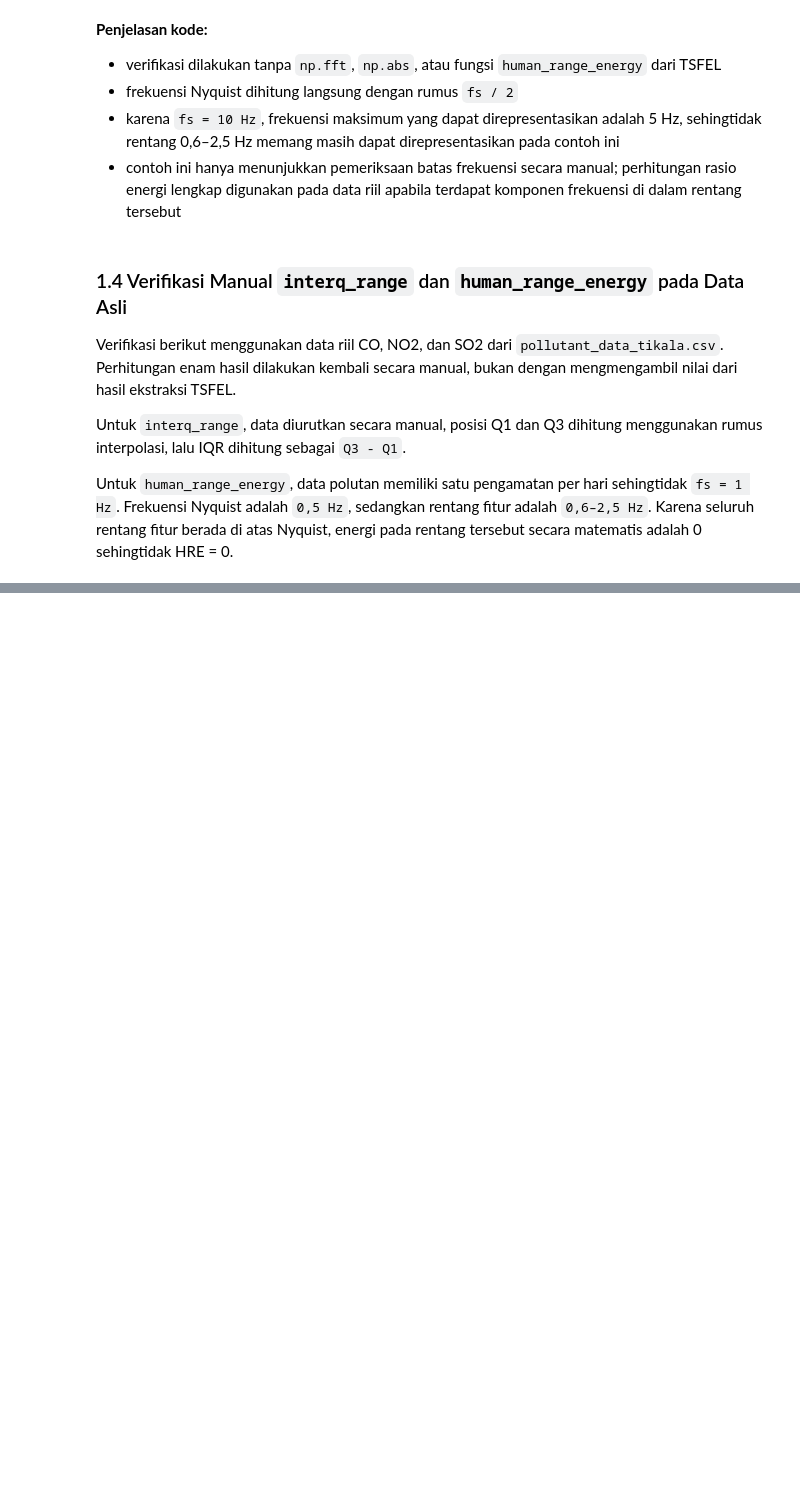
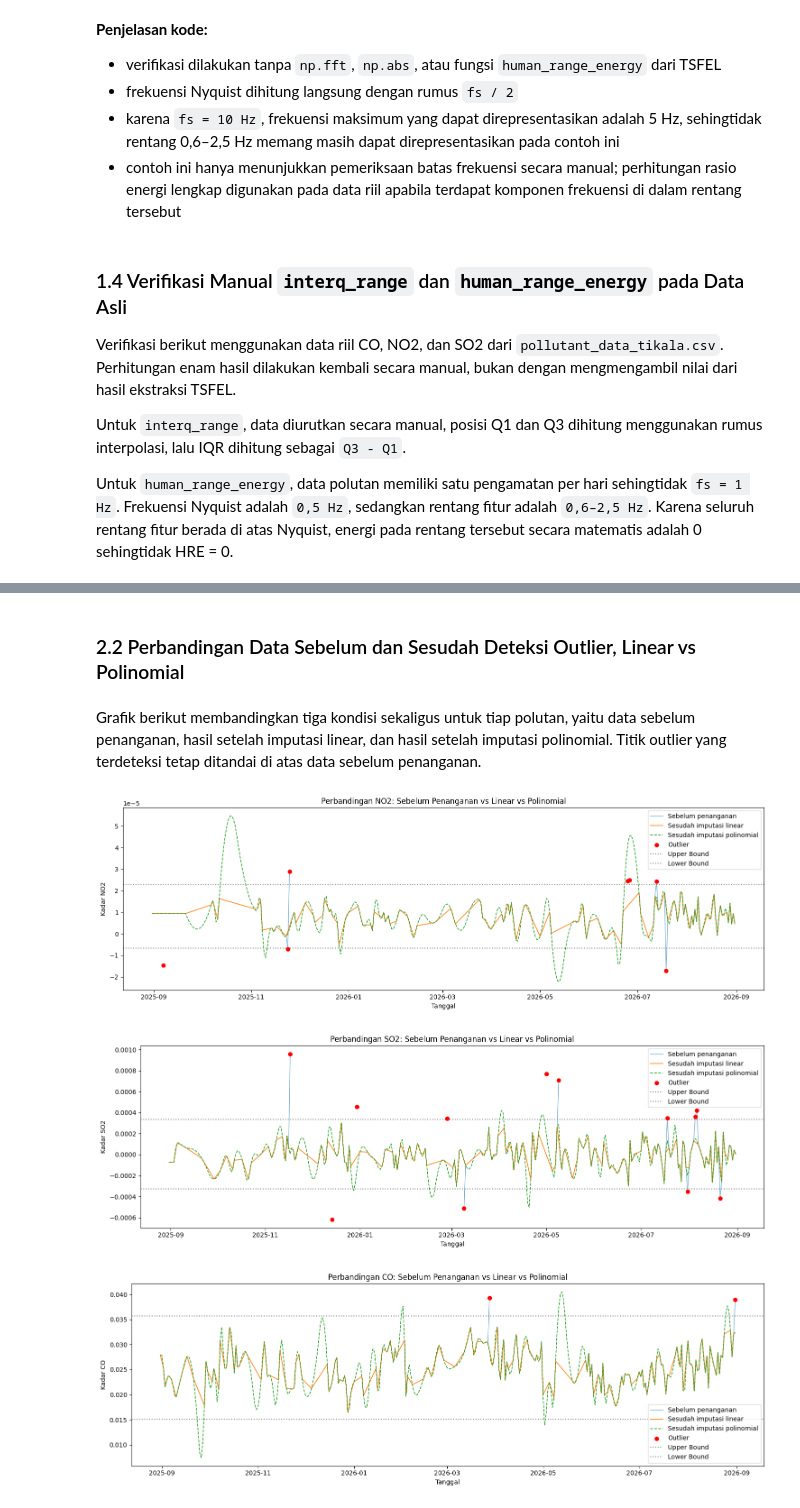
Before and after one commit to ainitendean/PSD, a Jupyter notebook: _sources/Ekstraksi_Fitur_TSFEL_Tikala.ipynb, the cells around one changed output, grey strips where cells are left out. Saved outputs shown, nothing was run; the diff lists cells and outputs as text; code cells hidden in the pictures; blank space fills up the shorter version.

```diff
--- a/_sources/Ekstraksi_Fitur_TSFEL_Tikala.ipynb
+++ b/_sources/Ekstraksi_Fitur_TSFEL_Tikala.ipynb
@@ -938,14 +651,0 @@ Menampilkan seluruh 68 nilai fitur untuk tiap polutan dalam satu grafik garis, a
-# %%
-fig, axes = plt.subplots(3, 1, figsize=(16, 12))
-
-for ax, (pol, data) in zip(axes, data_polutan.items()):
-    nilai_fitur = data.iloc[0].values
-    nama_fitur = data.columns
-    ax.plot(nama_fitur, nilai_fitur, marker="o", markersize=3, color="tab:blue")
-    ax.set_title(f"68 Fitur TSFEL — {pol}")
-    ax.tick_params(axis="x", rotation=90, labelsize=6)
-    ax.grid(alpha=0.3)
-
-plt.tight_layout()
-plt.savefig("grafik_68_fitur_per_polutan.png", dpi=100)
-plt.show()
@@ -961,0 +657,40 @@ Notebook ini menghasilkan file terpisah, `CO_Tikala_TSFEL.csv`, `NO2_Tikala_TSFE
+# %% [markdown]
+### 2.2 Perbandingan Data Sebelum dan Sesudah Deteksi Outlier, Linear vs Polinomial
+# %% [markdown]
+Grafik berikut membandingkan tiga kondisi sekaligus untuk tiap polutan, yaitu data sebelum penanganan, hasil setelah imputasi linear, dan hasil setelah imputasi polinomial. Titik outlier yang terdeteksi tetap ditandai di atas data sebelum penanganan.
+# %%
+for pol in POLUTAN_TARGET:
+
+    data_sebelum = df_awal.copy()
+    data_sebelum[pol] = pd.to_numeric(data_sebelum[pol], errors="coerce")
+
+    lower_bound = batas_iqr[pol]["lower"]
+    upper_bound = batas_iqr[pol]["upper"]
+    kondisi_outlier = (data_sebelum[pol] < lower_bound) | (data_sebelum[pol] > upper_bound)
+
+    plt.figure(figsize=(15, 5))
+
+    plt.plot(data_sebelum["date"], data_sebelum[pol],
+             label="Sebelum penanganan", linewidth=1, alpha=0.6)
+    plt.plot(rentang_penuh, sinyal_bersih["linear"][pol].values,
+             label="Sesudah imputasi linear", linewidth=1.2)
+    plt.plot(rentang_penuh, sinyal_bersih["polynomial"][pol].values,
+             label="Sesudah imputasi polinomial", linewidth=1.2, linestyle="--")
+
+    plt.scatter(data_sebelum.loc[kondisi_outlier, "date"],
+                data_sebelum.loc[kondisi_outlier, pol],
+                label="Outlier", marker="o", color="red", zorder=5)
+
+    plt.axhline(upper_bound, linestyle="dotted", color="gray", label="Upper Bound")
+    plt.axhline(lower_bound, linestyle="dotted", color="gray", label="Lower Bound")
+
+    plt.title(f"Perbandingan {pol}: Sebelum Penanganan vs Linear vs Polinomial")
+    plt.xlabel("Tanggal")
+    plt.ylabel(f"Kadar {pol}")
+    plt.legend()
+    plt.tight_layout()
+    plt.show()
+# %% [output]
+[figure, added]
+[figure, added]
+[figure, added]
```
Also changed, not shown: parts of 83 cells of this notebook, 22 other files.
